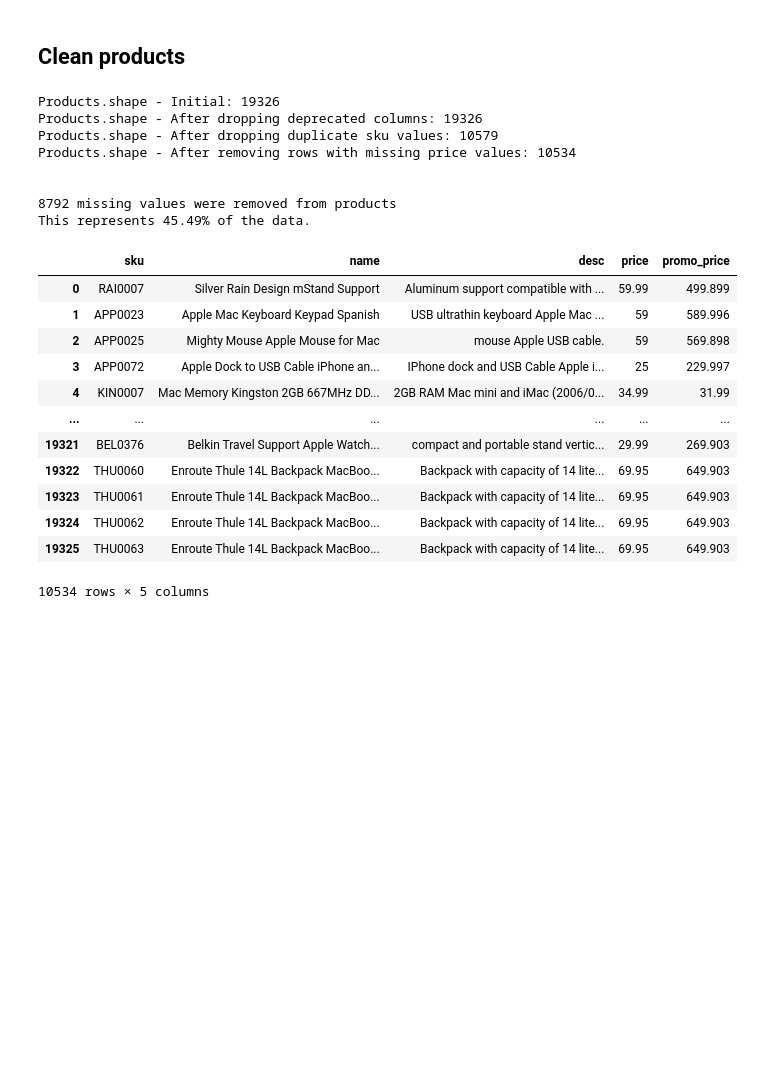
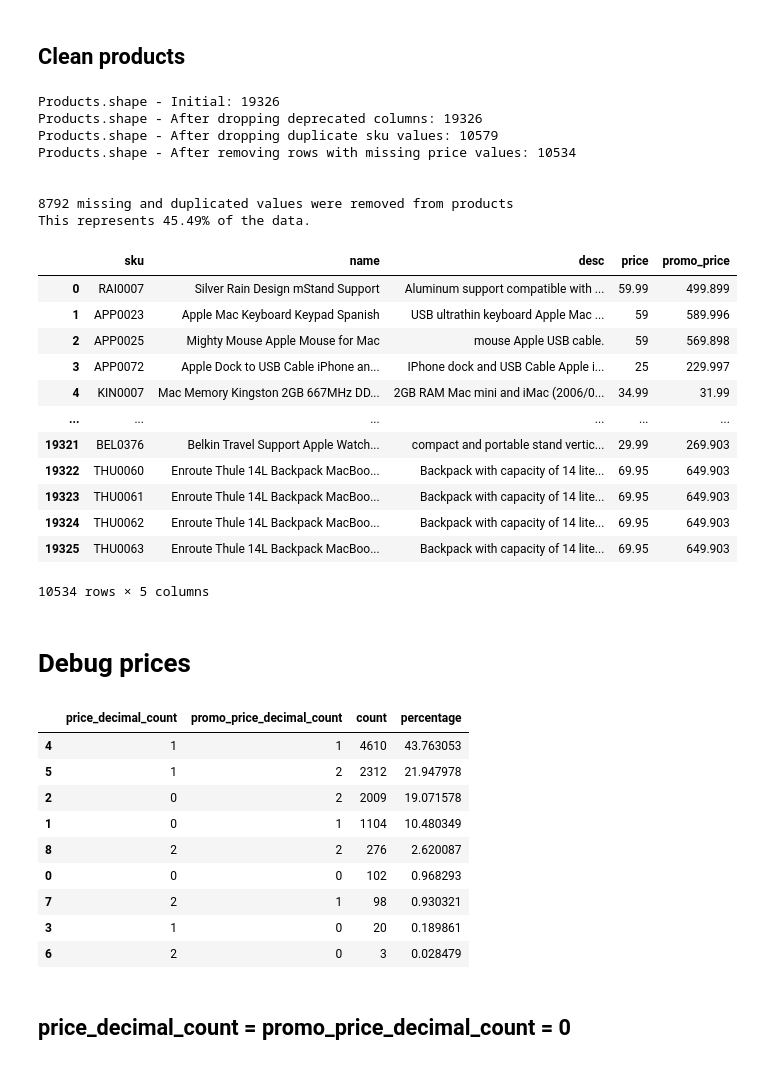
Before and after one commit to Donal-Flanagan/Eniac_discount_analysis, a Jupyter notebook: notebooks/1 - initial_imports_and_data_cleaning/explore_products.ipynb, the cells around one changed output. Saved outputs shown, nothing was run; the diff lists cells and outputs as text; code cells hidden in the pictures; blank space fills up the shorter version.

```diff
--- a/notebooks/1 - initial_imports_and_data_cleaning/explore_products.ipynb
+++ b/notebooks/1 - initial_imports_and_data_cleaning/explore_products.ipynb
@@ -291,7 +291,7 @@ print("Products.shape - After removing rows with missing price values:", product
 products_after = products.shape[0]
 
 print('\n')
-print(f"{products_before-products_after} missing values were removed from products")
+print(f"{products_before-products_after} missing and duplicated values were removed from products")
 print(f"This represents {(products_before-products_after)/products_before * 100:.2f}% of the data.")
 print("\n\n")
 
@@ -303,7 +303,7 @@ Products.shape - After dropping duplicate sku values: 10579
 Products.shape - After removing rows with missing price values: 10534
 
 
-8792 missing values were removed from products
+8792 missing and duplicated values were removed from products
 This represents 45.49% of the data.
 |  | sku | name | desc | price | promo_price |
 | 0 | RAI0007 | Silver Rain Design mStand Support | Aluminum support compatible with ... | 59.99 | 499.899 |
@@ -318,3 +318,5 @@ This represents 45.49% of the data.
 | 19324 | THU0062 | Enroute Thule 14L Backpack MacBoo... | Backpack with capacity of 14 lite... | 69.95 | 649.903 |
 | 19325 | THU0063 | Enroute Thule 14L Backpack MacBoo... | Backpack with capacity of 14 lite... | 69.95 | 649.903 |
 10534 rows × 5 columns
+# %% [markdown]
+# Debug prices
@@ -320,0 +358,32 @@ This represents 45.49% of the data.
+# %%
+# Create a copy of the dataset
+products_temp = products.copy()
+
+# create a new column with the amount of dots in the unit_price column
+products_temp['price_decimal_count'] = products_temp['price'].str.count(r'\.')
+products_temp['promo_price_decimal_count'] = products_temp['promo_price'].str.count(r'\.')
+
+# Group by the num decimal columns and get the count & percentage for each group
+grouped_counts = products_temp.groupby(
+    ['price_decimal_count', 'promo_price_decimal_count']
+).size().reset_index(name='count')
+
+# Calculate the percentage of each group relative to the total number of rows
+total_rows = len(products_temp)
+grouped_counts['percentage'] = (grouped_counts['count'] / total_rows) * 100
+
+# Display the resulting dataframe
+grouped_counts.sort_values('percentage', ascending=False)
+# %% [output]
+|  | price_decimal_count | promo_price_decimal_count | count | percentage |
+| 4 | 1 | 1 | 4610 | 43.763053 |
+| 5 | 1 | 2 | 2312 | 21.947978 |
+| 2 | 0 | 2 | 2009 | 19.071578 |
+| 1 | 0 | 1 | 1104 | 10.480349 |
+| 8 | 2 | 2 | 276 | 2.620087 |
+| 0 | 0 | 0 | 102 | 0.968293 |
+| 7 | 2 | 1 | 98 | 0.930321 |
+| 3 | 1 | 0 | 20 | 0.189861 |
+| 6 | 2 | 0 | 3 | 0.028479 |
+# %% [markdown]
+## price_decimal_count = promo_price_decimal_count = 0
```
Also changed, not shown: parts of 22 cells of this notebook.
